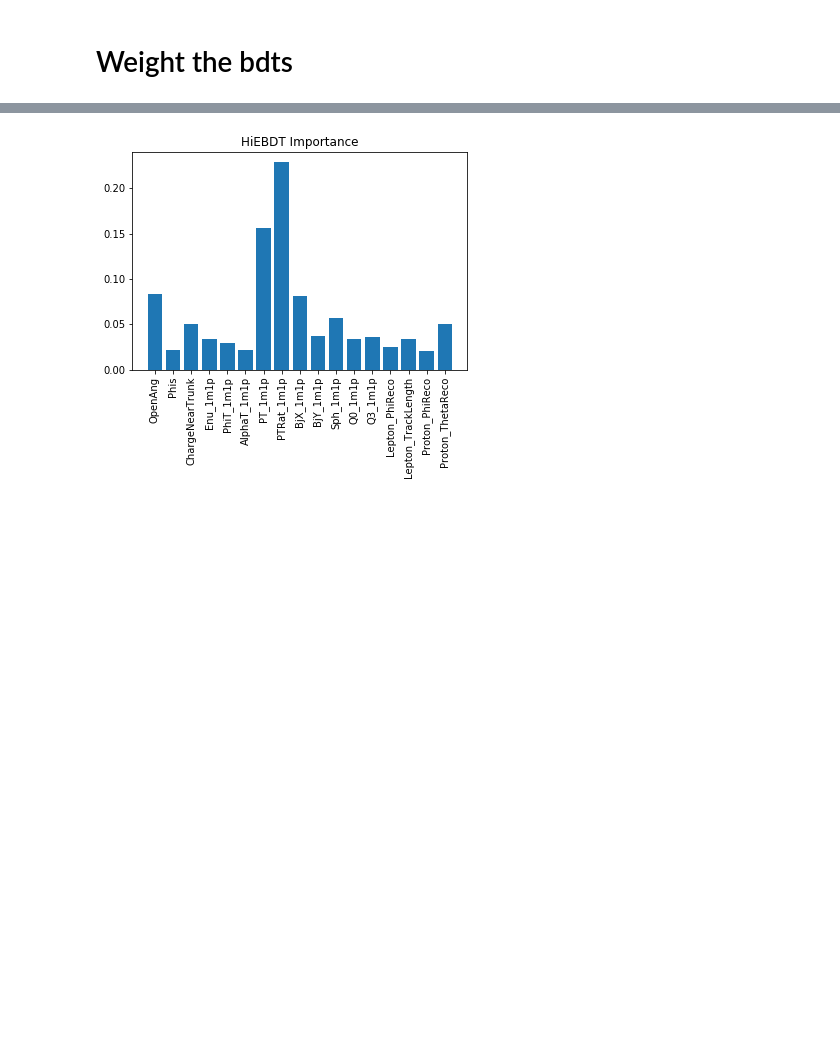
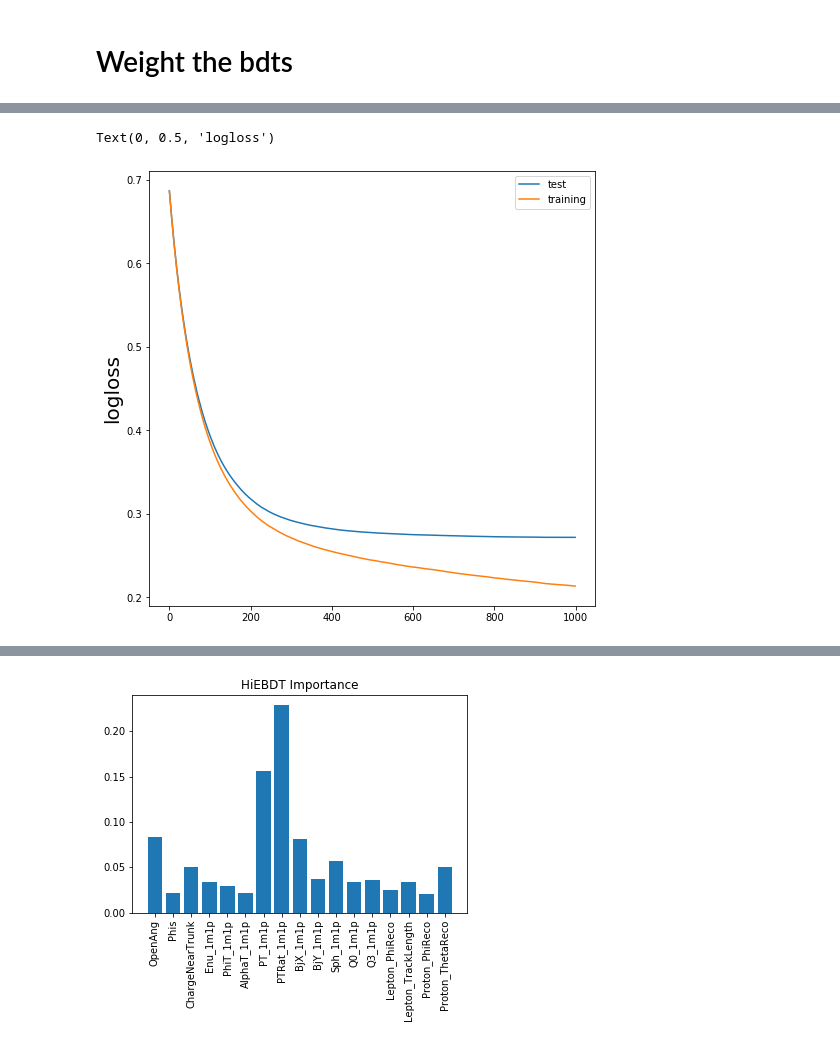
Before and after one commit to LArbys/1L1PSelection, a Jupyter notebook: Notebooks/DL_BDTTraining_1mu1p-prime.ipynb, the cells around one changed output, grey strips where cells are left out. Drawn from its saved outputs; the diff is of its cells as text; code cells hidden in the pictures; blank space fills up the shorter version.

```diff
--- a/Notebooks/DL_BDTTraining_1mu1p-prime.ipynb
+++ b/Notebooks/DL_BDTTraining_1mu1p-prime.ipynb
@@ -237,0 +345,36 @@ myvars = vars_may13
+# %%
+#######################################################################################################
+Xl = [1 for i in range(len(X))]
+Yl = [0 for i in range(len(Y_bkg))]
+
+seed = 15
+test_size = 0.7
+x_train, x_test, y_train, y_test, w_train, w_test = train_test_split(asarray(X+Y_bkg), asarray(Xl+Yl), np.concatenate((wsig,wbkg)), test_size=test_size, random_state=seed)
+
+eval_set = [(x_train, y_train), (x_test, y_test)]
+eval_metric = ['logloss','error']
+bkgBDT = XGBClassifier(silent=False,
+                      scale_pos_weight=1,
+                      learning_rate=0.01,
+                      #colsample_bytree = .8,
+                      objective='binary:logistic',
+                      subsample = 0.8,
+                      n_estimators=1000,
+                      max_depth=5,
+                      gamma=5)
+
+
+bkgBDT.fit(x_train, y_train, sample_weight=w_train,eval_metric=eval_metric, eval_set=eval_set,verbose=False)
+
+quant='logloss'
+y_training = bkgBDT.evals_result()['validation_0'][quant]
+y_testing = bkgBDT.evals_result()['validation_1'][quant]
+
+fig,ax = plt.subplots(figsize=(8,8))
+plt.plot(range(len(y_testing)),y_testing,label='test')
+plt.plot(range(len(y_testing)),y_training,label='training')
+ax.legend()
+ax.set_ylabel(quant,fontsize=20)
+# %% [output]
+Text(0, 0.5, 'logloss')
+[figure, added]
```
Also changed, not shown: parts of 44 cells of this notebook, 5 other files.
